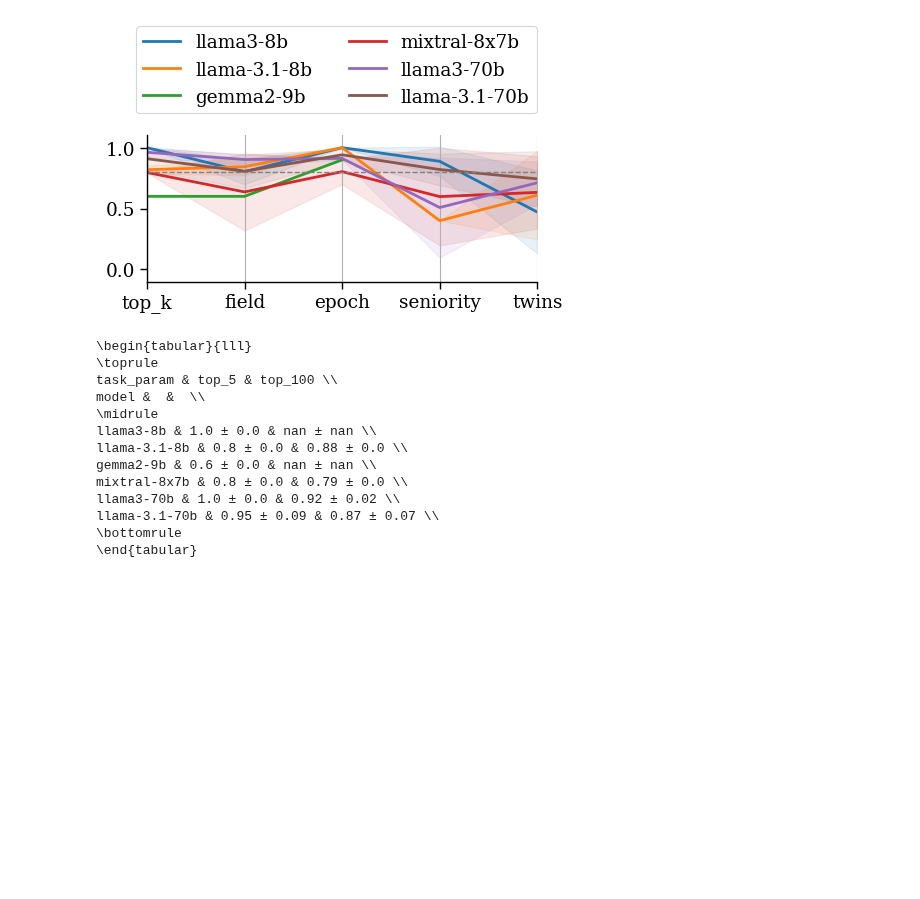
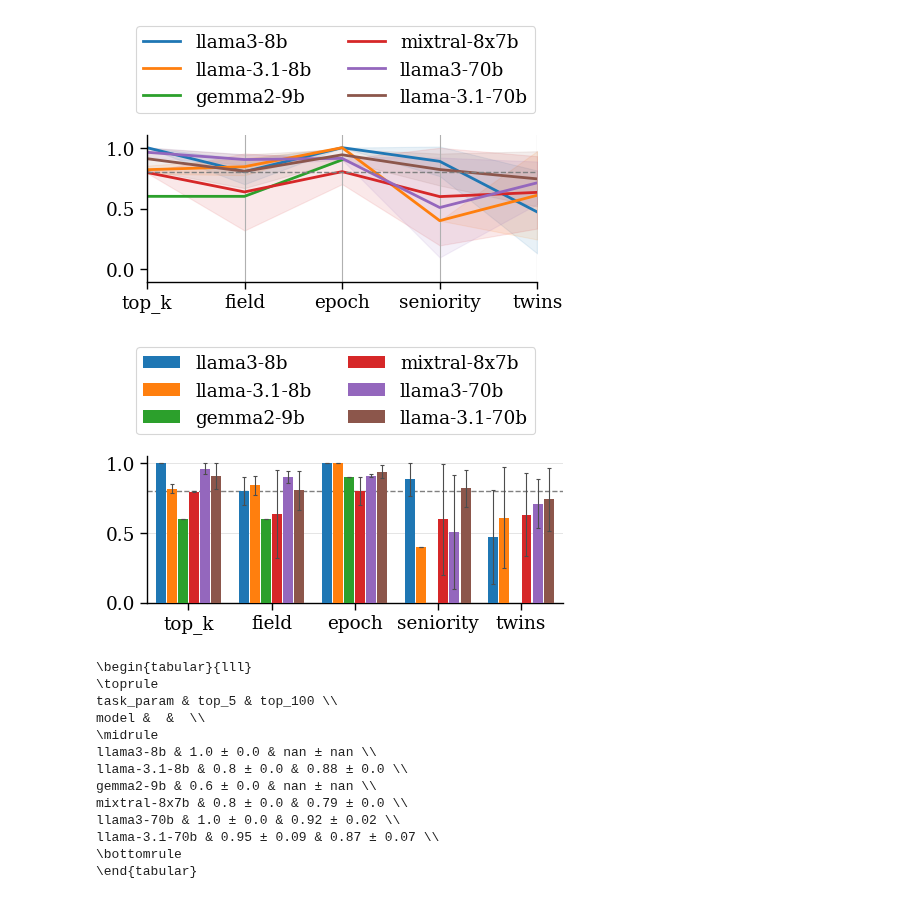
Before and after one commit to CSHVienna/LLMScholarBench, a Jupyter notebook: Auditor/notebooks/3_factuality.ipynb, the cells around one changed output. Saved outputs shown, nothing was run; the diff lists cells and outputs as text; code cells hidden in the pictures; blank space fills up the shorter version.

```diff
--- a/Auditor/notebooks/3_factuality.ipynb
+++ b/Auditor/notebooks/3_factuality.ipynb
@@ -129,6 +129,15 @@ vis.plot_parallel_coords(df_fact_field_mean_t, hue=hue, hue_order=hue_order, hue
                          )
 # %% [output]
 [figure]
+# %%
+fn = io.path_join(PLOTS_PATH, fname.replace('.pdf', '_grouped_bars.pdf'))
+vis.plot_grouped_bars(df_fact_field_mean_t, hue=hue, hue_order=hue_order, hue_colors=hue_colors,
+                      df_err=df_fact_field_std_t, clip=(0, 1), ylim=(0, 1.05), legend=True,
+                      legend_kwargs=constants.PLOT_LEGEND_KWARGS_PARALLEL_COORD,
+                      figsize=constants.PLOT_FIGSIZE, fn=fn,
+                      axhline={'y': 0.8, 'ls': '--', 'c': 'grey', 'lw': 1.0})
+# %% [output]
+[figure, added]
 # %%
 df_fact_authors_either_topk = factuality.get_factuality_authors_either_OA_APS(df_authors.query("task_name == 'top_k'"), by_task_param=True)
 df_fact_authors_either_topk.dropna(subset=['mean'], inplace=True)
```
Also changed, not shown: parts of 3 cells of this notebook, 3 other files.
